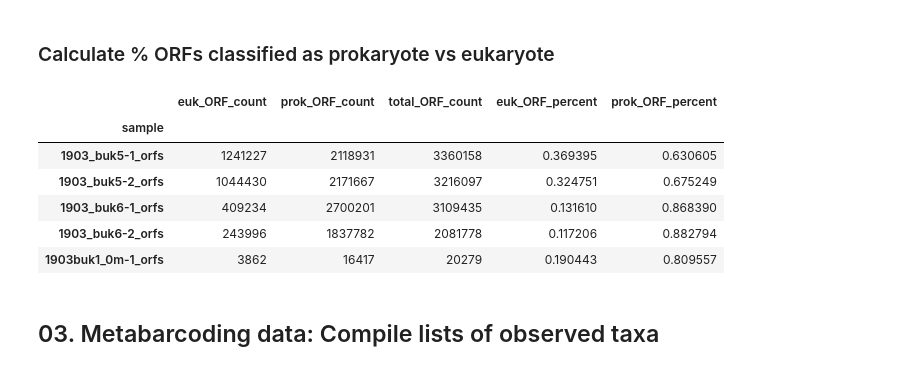
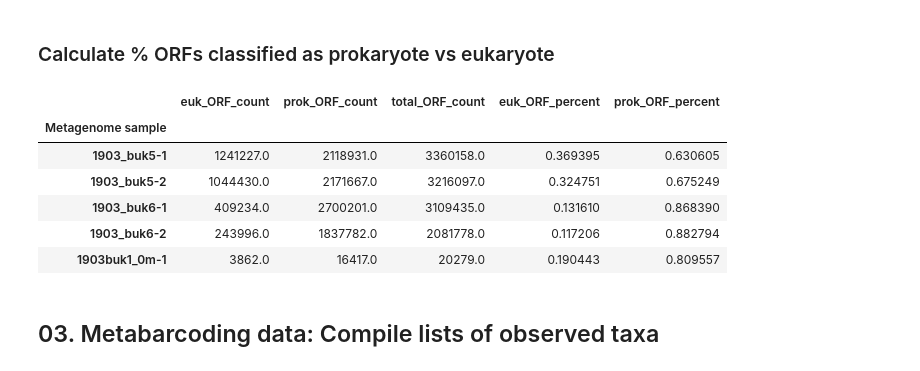
Before and after one commit to nvpatin/eDNA-Visualizations, a Jupyter notebook: compare_taxa_shotgun_vs_amplicons_quantitative.ipynb, the cells around one changed output. Saved outputs shown, nothing was run; the diff lists cells and outputs as text; code cells hidden in the pictures.

```diff
--- a/compare_taxa_shotgun_vs_amplicons_quantitative.ipynb
+++ b/compare_taxa_shotgun_vs_amplicons_quantitative.ipynb
@@ -127,15 +130,12 @@ diamond_tax = []
 diamond_euks = []
 diamond_prok = []
 
-for dir in glob.glob('**/'):
-    os.chdir(dir)
-    for file in glob.glob('*fullncbitax.tsv'):
-        taxa, euks, prok = count_DIAMOND_taxa(file)
-        diamond_tax.append(taxa)
-        diamond_euks.append(euks)
-        diamond_prok.append(prok)
-    os.chdir("..")
+for file in glob.glob('*fullncbitax.tsv'):
+    taxa, euks, prok = count_DIAMOND_taxa(file)
+    diamond_tax.append(taxa)
+    diamond_euks.append(euks)
+    diamond_prok.append(prok)
 
-diamond_tax = pd.concat(diamond_tax)
-diamond_euks = pd.concat(diamond_euks)
-diamond_prok = pd.concat(diamond_prok)
+diamond_tax = pd.concat(diamond_tax).rename(columns={'sample':'Metagenome sample'})
+diamond_euks = pd.concat(diamond_euks).rename(columns={'sample':'Metagenome sample'})
+diamond_prok = pd.concat(diamond_prok).rename(columns={'sample':'Metagenome sample'})
@@ -158,20 +165,20 @@ diamond_tax.to_csv("DIAMOND_Class_frequencies.csv", index=None)
 # %% [markdown]
 ### Calculate % ORFs classified as prokaryote vs eukaryote
 # %%
-orf_euk_frac = diamond_euks[['sample', 'count']].rename(columns={'count': 'euk_ORF_count'})
-orf_euk_frac = orf_euk_frac.groupby('sample').sum()
-orf_prok_frac = diamond_prok[['sample', 'count']].rename(columns={'count': 'prok_ORF_count'})
-orf_prok_frac = orf_prok_frac.groupby('sample').sum()
+orf_euk_frac = diamond_euks[['Metagenome sample', 'count']].rename(columns={'count': 'euk_ORF_count'})
+orf_euk_frac = orf_euk_frac.groupby('Metagenome sample').sum()
+orf_prok_frac = diamond_prok[['Metagenome sample', 'count']].rename(columns={'count': 'prok_ORF_count'})
+orf_prok_frac = orf_prok_frac.groupby('Metagenome sample').sum()
 orf_frac_df = orf_euk_frac.merge(orf_prok_frac, left_index=True, right_index=True)
 orf_frac_df['total_ORF_count'] = orf_frac_df['euk_ORF_count'] + orf_frac_df['prok_ORF_count']
 orf_frac_df['euk_ORF_percent'] = orf_frac_df['euk_ORF_count'] / orf_frac_df['total_ORF_count']
 orf_frac_df['prok_ORF_percent'] = orf_frac_df['prok_ORF_count'] / orf_frac_df['total_ORF_count']
 orf_frac_df.head(5)
 # %% [output]
 |  | euk_ORF_count | prok_ORF_count | total_ORF_count | euk_ORF_percent | prok_ORF_percent |
-| sample |  |  |  |  |  |
-| 1903_buk5-1_orfs | 1241227 | 2118931 | 3360158 | 0.369395 | 0.630605 |
-| 1903_buk5-2_orfs | 1044430 | 2171667 | 3216097 | 0.324751 | 0.675249 |
-| 1903_buk6-1_orfs | 409234 | 2700201 | 3109435 | 0.131610 | 0.868390 |
-| 1903_buk6-2_orfs | 243996 | 1837782 | 2081778 | 0.117206 | 0.882794 |
-| 1903buk1_0m-1_orfs | 3862 | 16417 | 20279 | 0.190443 | 0.809557 |
+| Metagenome sample |  |  |  |  |  |
+| 1903_buk5-1 | 1241227.0 | 2118931.0 | 3360158.0 | 0.369395 | 0.630605 |
+| 1903_buk5-2 | 1044430.0 | 2171667.0 | 3216097.0 | 0.324751 | 0.675249 |
+| 1903_buk6-1 | 409234.0 | 2700201.0 | 3109435.0 | 0.131610 | 0.868390 |
+| 1903_buk6-2 | 243996.0 | 1837782.0 | 2081778.0 | 0.117206 | 0.882794 |
+| 1903buk1_0m-1 | 3862.0 | 16417.0 | 20279.0 | 0.190443 | 0.809557 |
```
Also changed, not shown: parts of 30 cells of this notebook, 2 other files.
